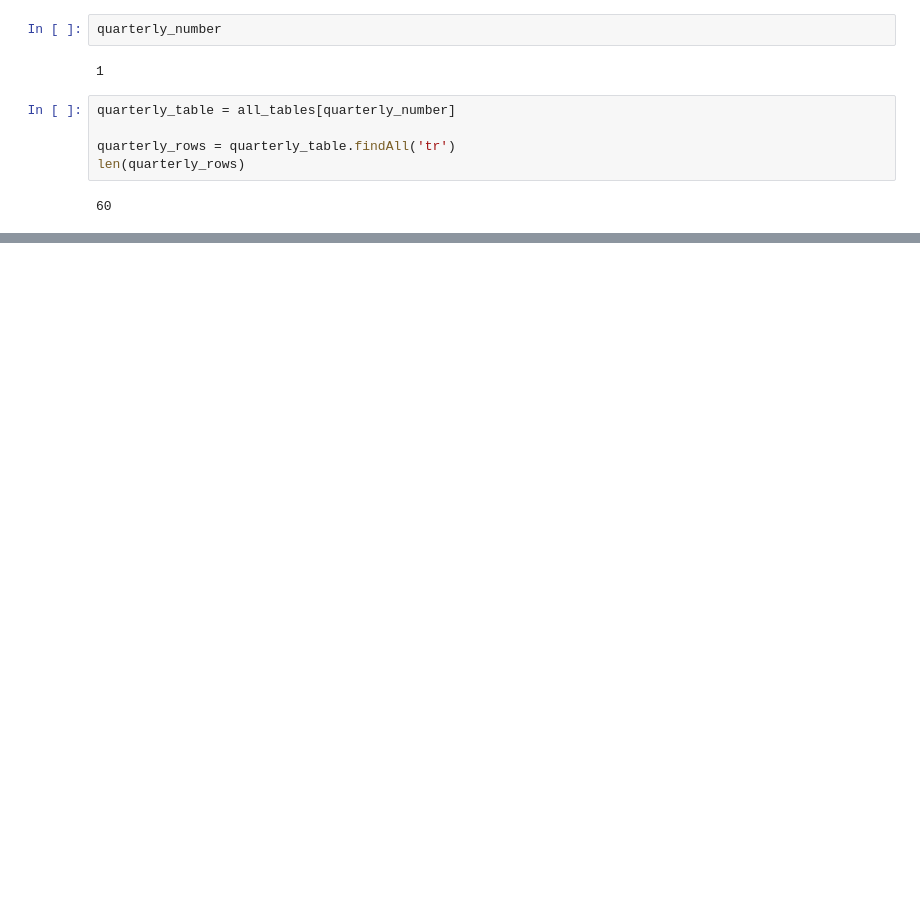
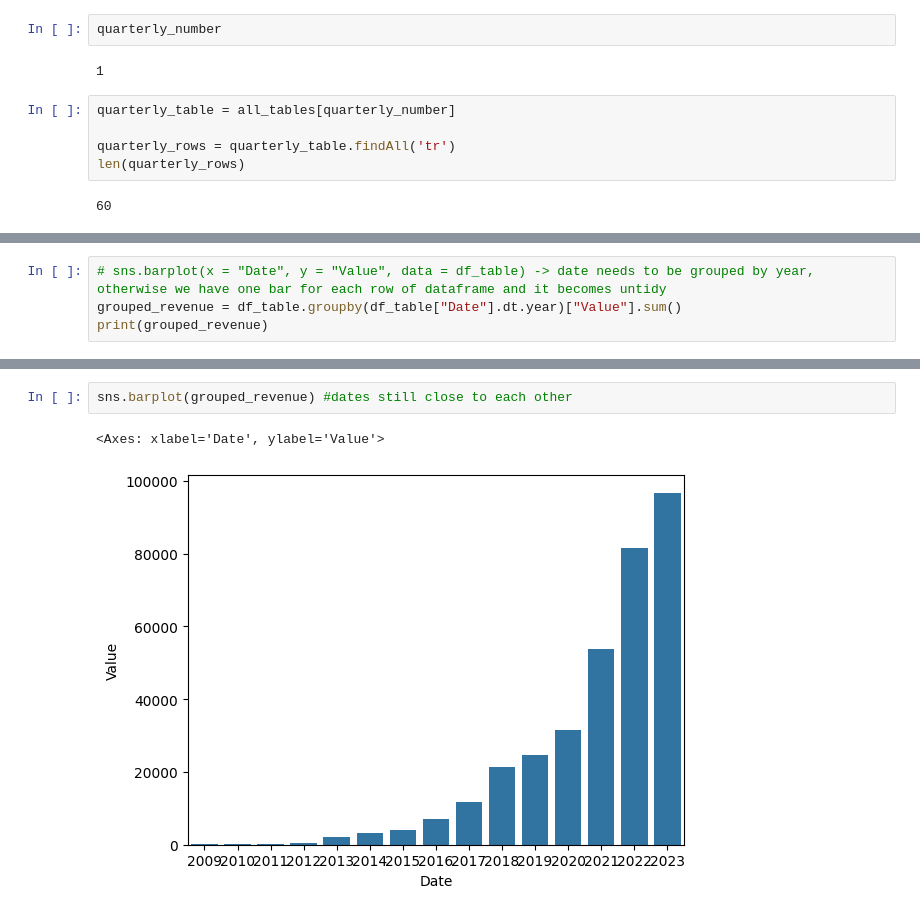
Before and after one commit to maria-pigazzi/web-scraping-project-tutorial, a Jupyter notebook: src/exercise.ipynb, the cells around one changed output, grey strips where cells are left out. Cells and saved outputs as stored; diff of their text form; blank space fills up the shorter version.

```diff
--- a/src/exercise.ipynb
+++ b/src/exercise.ipynb
@@ -80,0 +200,4 @@ df_table.plot()
+# %%
+# sns.barplot(x = "Date", y = "Value", data = df_table) -> date needs to be grouped by year, otherwise we have one bar for each row of dataframe and it becomes untidy
+grouped_revenue = df_table.groupby(df_table["Date"].dt.year)["Value"].sum()
+print(grouped_revenue)
@@ -80,0 +222,5 @@ df_table.plot()
+# %%
+sns.barplot(grouped_revenue) #dates still close to each other
+# %% [output]
+<Axes: xlabel='Date', ylabel='Value'>
+[figure, added]
```
Also changed, not shown: parts of 16 cells of this notebook, 1 other file.
